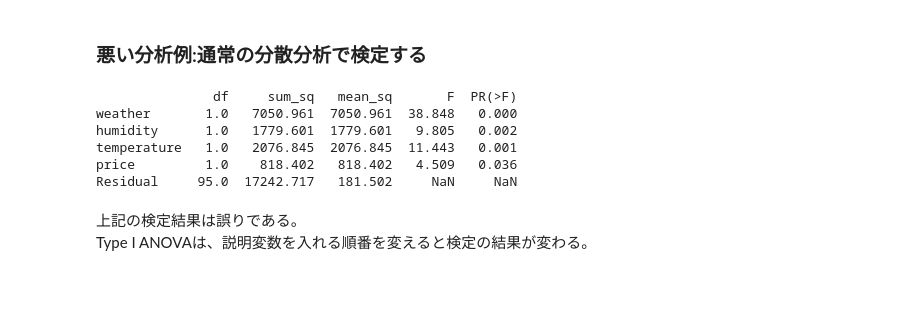
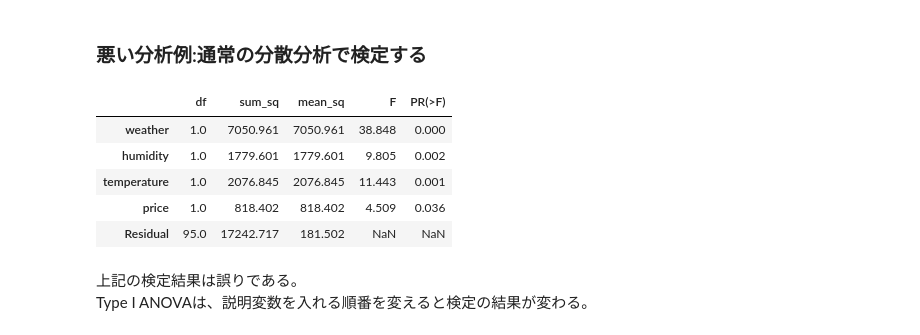
Before and after one commit to TakanoriHasebe/stats_with_python, a Jupyter notebook: 5-03複数の説明変数をもつモデル/複数の説明変数を持つモデル.ipynb, the cells around one changed output. Cells and saved outputs as stored; diff of their text form; code cells hidden in the pictures; blank space fills up the shorter version.

```diff
--- a/5-03複数の説明変数をもつモデル/複数の説明変数を持つモデル.ipynb
+++ b/5-03複数の説明変数をもつモデル/複数の説明変数を持つモデル.ipynb
@@ -117,14 +117,14 @@ dtype: float64
 # %% [markdown]
 ### 悪い分析例:通常の分散分析で検定する
 # %%
-print(sm.stats.anova_lm(lm_sales, typ=1).round(3))
+sm.stats.anova_lm(lm_sales, typ=1).round(3)
 # %% [output]
-               df     sum_sq   mean_sq       F  PR(>F)
-weather       1.0   7050.961  7050.961  38.848   0.000
-humidity      1.0   1779.601  1779.601   9.805   0.002
-temperature   1.0   2076.845  2076.845  11.443   0.001
-price         1.0    818.402   818.402   4.509   0.036
-Residual     95.0  17242.717   181.502     NaN     NaN
+|  | df | sum_sq | mean_sq | F | PR(>F) |
+| weather | 1.0 | 7050.961 | 7050.961 | 38.848 | 0.000 |
+| humidity | 1.0 | 1779.601 | 1779.601 | 9.805 | 0.002 |
+| temperature | 1.0 | 2076.845 | 2076.845 | 11.443 | 0.001 |
+| price | 1.0 | 818.402 | 818.402 | 4.509 | 0.036 |
+| Residual | 95.0 | 17242.717 | 181.502 | NaN | NaN |
 # %% [markdown]
 上記の検定結果は誤りである。<br>
 Type I ANOVAは、説明変数を入れる順番を変えると検定の結果が変わる。<br>
```
Also changed, not shown: parts of 6 cells of this notebook.
